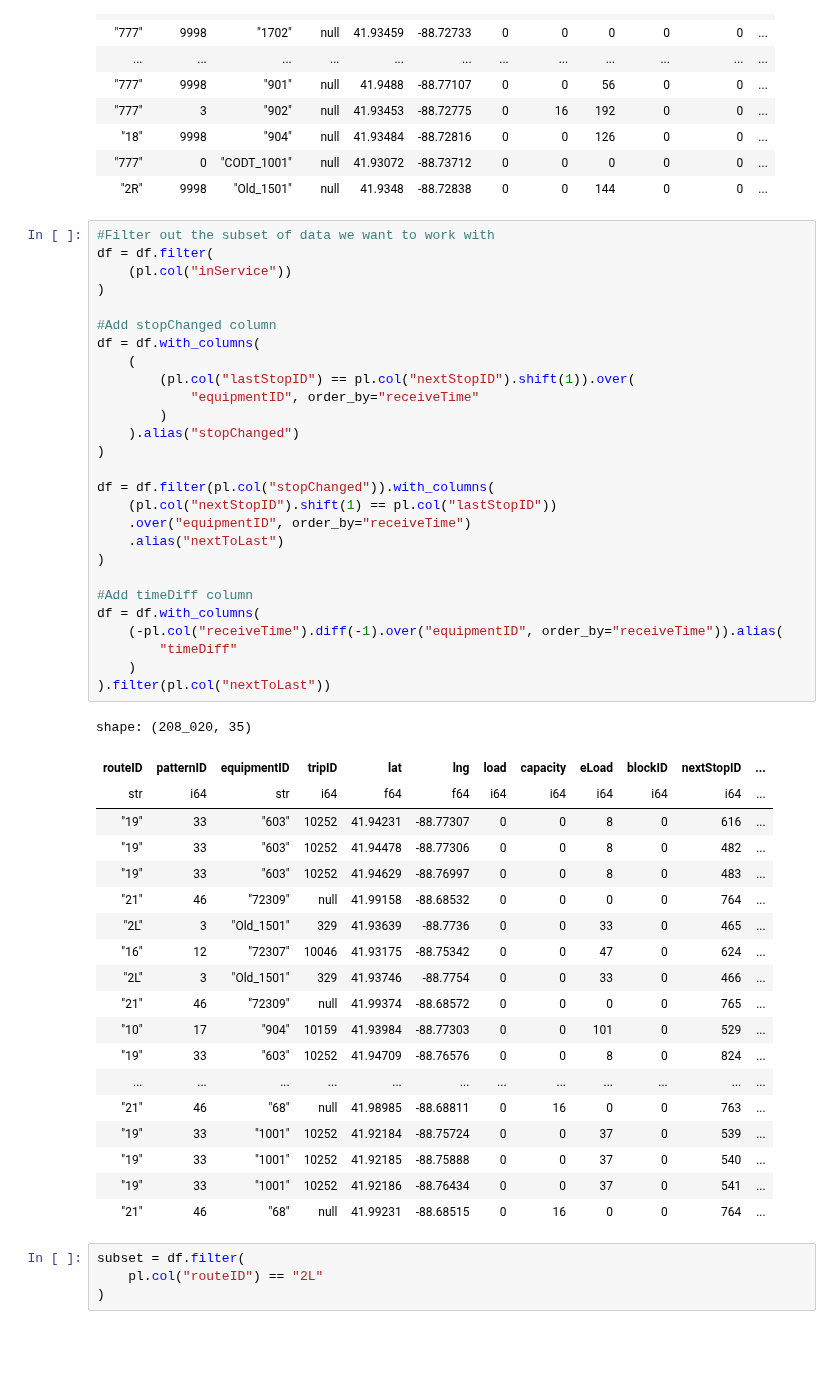
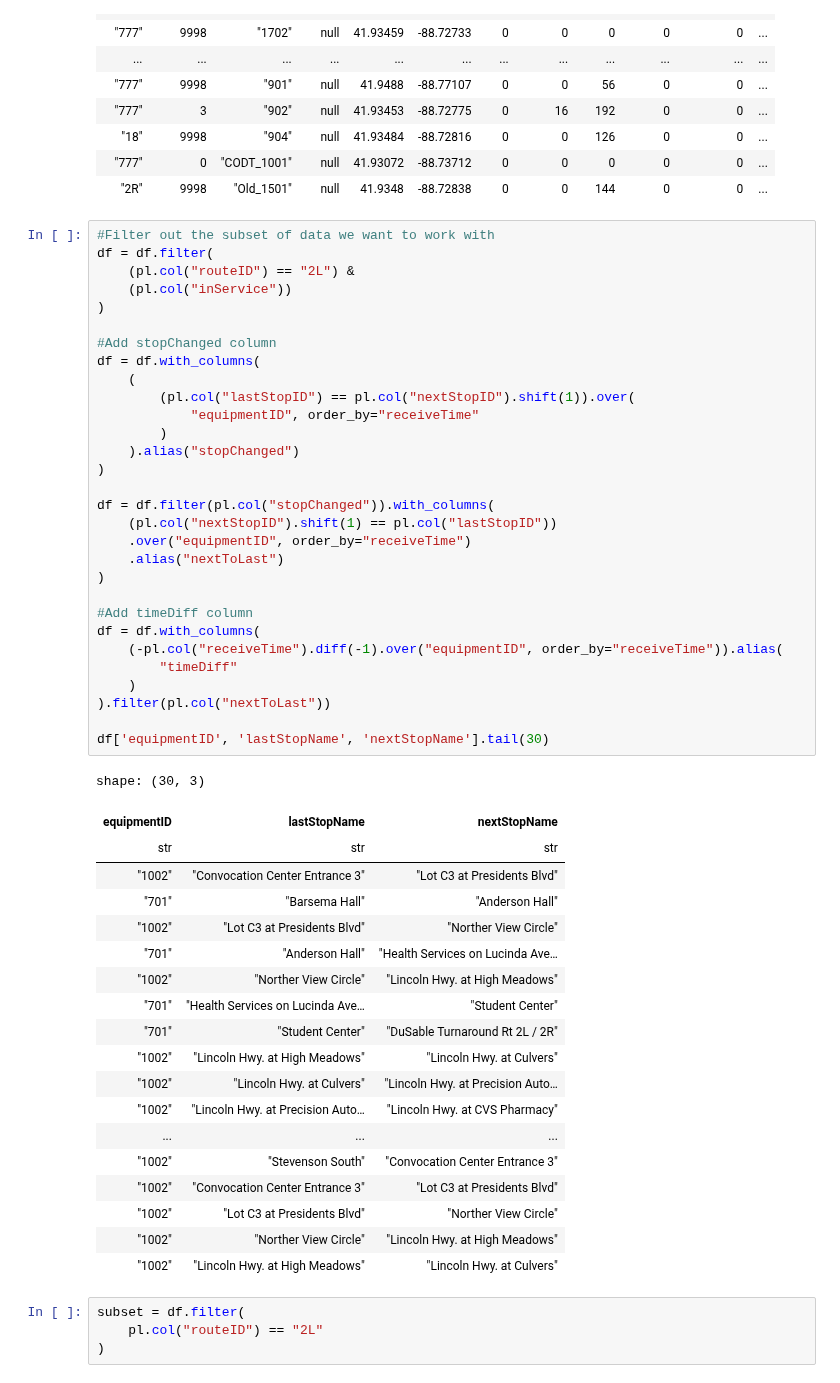
Before and after one commit to shaivilp/Research-Rookies, a Jupyter notebook: dekalb_bus/predictions.ipynb, the cells around one changed output. Saved outputs shown, nothing was run; the diff lists cells and outputs as text; blank space fills up the shorter version.

Commit message:
feat: Little visualization of a dataframe on how we actually compute the two stops

```diff
--- a/dekalb_bus/predictions.ipynb
+++ b/dekalb_bus/predictions.ipynb
@@ -273,50 +273,53 @@ shape: (4_602_701, 32)
 # %%
 #Filter out the subset of data we want to work with
 df = df.filter(
+    (pl.col("routeID") == "2L") &
     (pl.col("inService"))
 )
 
 #Add stopChanged column
 df = df.with_columns(
     (
         (pl.col("lastStopID") == pl.col("nextStopID").shift(1)).over(
             "equipmentID", order_by="receiveTime"
         )
     ).alias("stopChanged")
 )
 
 df = df.filter(pl.col("stopChanged")).with_columns(
     (pl.col("nextStopID").shift(1) == pl.col("lastStopID"))
     .over("equipmentID", order_by="receiveTime")
     .alias("nextToLast")
 )
 
 #Add timeDiff column
 df = df.with_columns(
     (-pl.col("receiveTime").diff(-1).over("equipmentID", order_by="receiveTime")).alias(
         "timeDiff"
     )
 ).filter(pl.col("nextToLast"))
+
+df['equipmentID', 'lastStopName', 'nextStopName'].tail(30)
 # %% [output]
-shape: (208_020, 35)
+shape: (30, 3)
-| routeID | patternID | equipmentID | tripID | lat | lng | load | capacity | eLoad | blockID | nextStopID | ... |
-| str | i64 | str | i64 | f64 | f64 | i64 | i64 | i64 | i64 | i64 | ... |
-| "19" | 33 | "603" | 10252 | 41.94231 | -88.77307 | 0 | 0 | 8 | 0 | 616 | ... |
-| "19" | 33 | "603" | 10252 | 41.94478 | -88.77306 | 0 | 0 | 8 | 0 | 482 | ... |
-| "19" | 33 | "603" | 10252 | 41.94629 | -88.76997 | 0 | 0 | 8 | 0 | 483 | ... |
-| "21" | 46 | "72309" | null | 41.99158 | -88.68532 | 0 | 0 | 0 | 0 | 764 | ... |
-| "2L" | 3 | "Old_1501" | 329 | 41.93639 | -88.7736 | 0 | 0 | 33 | 0 | 465 | ... |
-| "16" | 12 | "72307" | 10046 | 41.93175 | -88.75342 | 0 | 0 | 47 | 0 | 624 | ... |
-| "2L" | 3 | "Old_1501" | 329 | 41.93746 | -88.7754 | 0 | 0 | 33 | 0 | 466 | ... |
-| "21" | 46 | "72309" | null | 41.99374 | -88.68572 | 0 | 0 | 0 | 0 | 765 | ... |
-| "10" | 17 | "904" | 10159 | 41.93984 | -88.77303 | 0 | 0 | 101 | 0 | 529 | ... |
-| "19" | 33 | "603" | 10252 | 41.94709 | -88.76576 | 0 | 0 | 8 | 0 | 824 | ... |
-| ... | ... | ... | ... | ... | ... | ... | ... | ... | ... | ... | ... |
-| "21" | 46 | "68" | null | 41.98985 | -88.68811 | 0 | 16 | 0 | 0 | 763 | ... |
-| "19" | 33 | "1001" | 10252 | 41.92184 | -88.75724 | 0 | 0 | 37 | 0 | 539 | ... |
-| "19" | 33 | "1001" | 10252 | 41.92185 | -88.75888 | 0 | 0 | 37 | 0 | 540 | ... |
-| "19" | 33 | "1001" | 10252 | 41.92186 | -88.76434 | 0 | 0 | 37 | 0 | 541 | ... |
-| "21" | 46 | "68" | null | 41.99231 | -88.68515 | 0 | 16 | 0 | 0 | 764 | ... |
+| equipmentID | lastStopName | nextStopName |
+| str | str | str |
+| "1002" | "Convocation Center Entrance 3" | "Lot C3 at Presidents Blvd" |
+| "701" | "Barsema Hall" | "Anderson Hall" |
+| "1002" | "Lot C3 at Presidents Blvd" | "Norther View Circle" |
+| "701" | "Anderson Hall" | "Health Services on Lucinda Ave… |
+| "1002" | "Norther View Circle" | "Lincoln Hwy. at High Meadows" |
+| "701" | "Health Services on Lucinda Ave… | "Student Center" |
+| "701" | "Student Center" | "DuSable Turnaround Rt 2L / 2R" |
+| "1002" | "Lincoln Hwy. at High Meadows" | "Lincoln Hwy. at Culvers" |
+| "1002" | "Lincoln Hwy. at Culvers" | "Lincoln Hwy. at Precision Auto… |
+| "1002" | "Lincoln Hwy. at Precision Auto… | "Lincoln Hwy. at CVS Pharmacy" |
+| ... | ... | ... |
+| "1002" | "Stevenson South" | "Convocation Center Entrance 3" |
+| "1002" | "Convocation Center Entrance 3" | "Lot C3 at Presidents Blvd" |
+| "1002" | "Lot C3 at Presidents Blvd" | "Norther View Circle" |
+| "1002" | "Norther View Circle" | "Lincoln Hwy. at High Meadows" |
+| "1002" | "Lincoln Hwy. at High Meadows" | "Lincoln Hwy. at Culvers" |
 # %%
 subset = df.filter(
     pl.col("routeID") == "2L"
```
